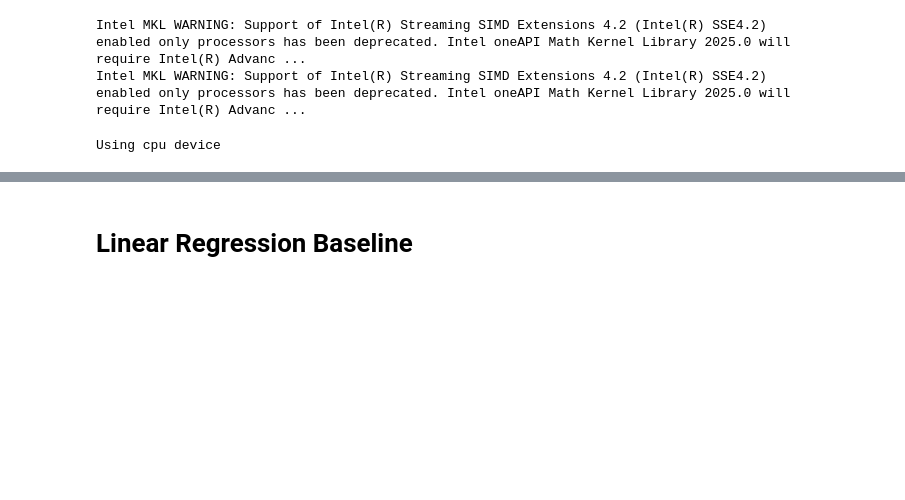
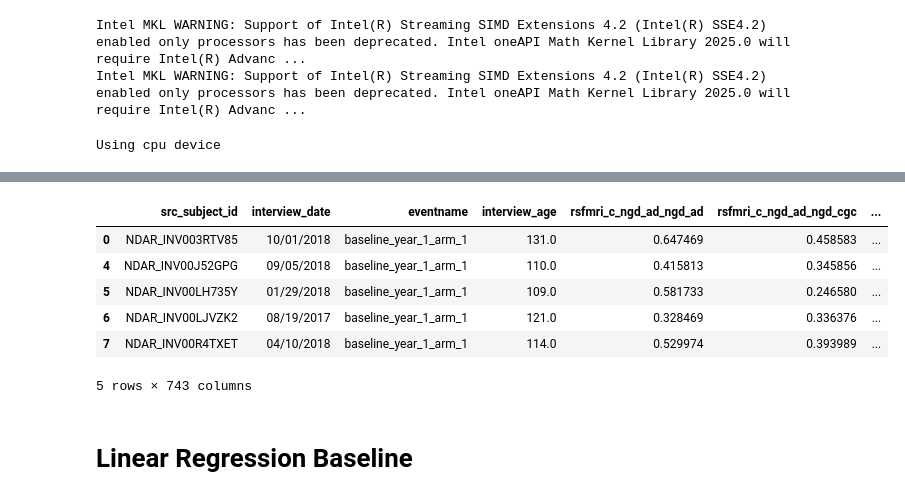
Before and after one commit to camgbus/ABCD5, a Jupyter notebook: abcd/analysis/sex_regression.ipynb, the cells around one changed output, grey strips where cells are left out. Saved outputs shown, nothing was run; the diff lists cells and outputs as text; code cells hidden in the pictures; blank space fills up the shorter version.

```diff
--- a/abcd/analysis/sex_regression.ipynb
+++ b/abcd/analysis/sex_regression.ipynb
@@ -70,3 +85,13 @@ Shape and datatype of y: torch.Size([64]), torch.float32
+# %%
+events_train.head()
+# %% [output]
+|  | src_subject_id | interview_date | eventname | interview_age | rsfmri_c_ngd_ad_ngd_ad | rsfmri_c_ngd_ad_ngd_cgc | ... |
+| 0 | NDAR_INV003RTV85 | 10/01/2018 | baseline_year_1_arm_1 | 131.0 | 0.647469 | 0.458583 | ... |
+| 4 | NDAR_INV00J52GPG | 09/05/2018 | baseline_year_1_arm_1 | 110.0 | 0.415813 | 0.345856 | ... |
+| 5 | NDAR_INV00LH735Y | 01/29/2018 | baseline_year_1_arm_1 | 109.0 | 0.581733 | 0.246580 | ... |
+| 6 | NDAR_INV00LJVZK2 | 08/19/2017 | baseline_year_1_arm_1 | 121.0 | 0.328469 | 0.336376 | ... |
+| 7 | NDAR_INV00R4TXET | 04/10/2018 | baseline_year_1_arm_1 | 114.0 | 0.529974 | 0.393989 | ... |
+5 rows × 743 columns
 # %% [markdown]
 # Linear Regression Baseline
 # %%
```
Also changed, not shown: parts of 6 cells of this notebook, 6 other files.
